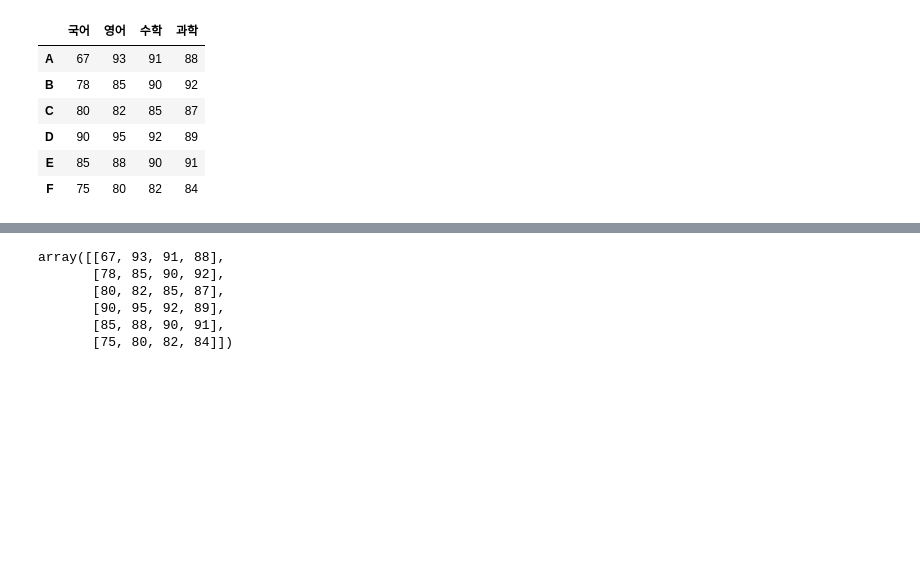
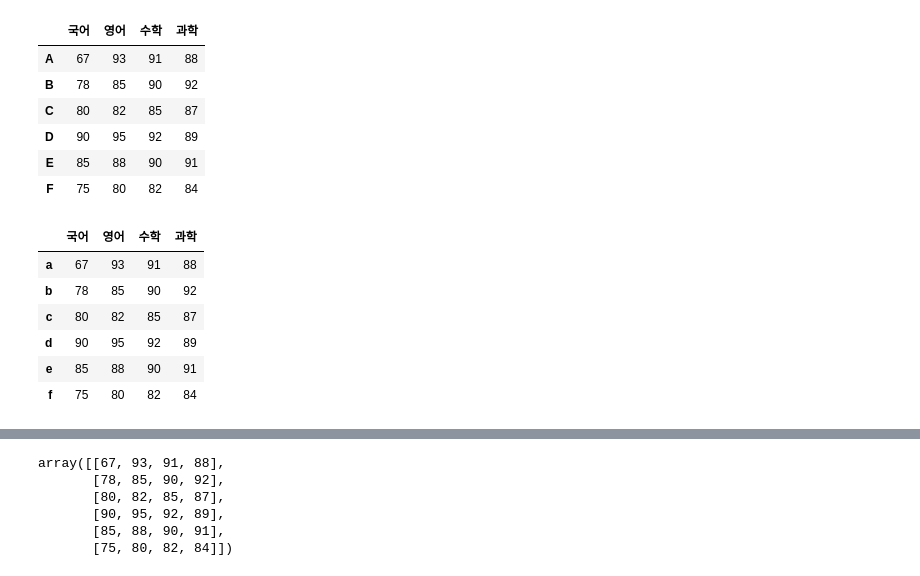
Before and after one commit to lolsaless/Python, a Jupyter notebook: 1. 학습/1. 파이썬으로 할 수 있는 모든것/5. 데이터 분석 및 시각화/1. 데이터 분석 및 시각화 개요.ipynb, the cells around one changed output, grey strips where cells are left out. Cells and saved outputs as stored; diff of their text form; code cells hidden in the pictures; blank space fills up the shorter version.

```diff
--- a/1. 학습/1. 파이썬으로 할 수 있는 모든것/5. 데이터 분석 및 시각화/1. 데이터 분석 및 시각화 개요.ipynb
+++ b/1. 학습/1. 파이썬으로 할 수 있는 모든것/5. 데이터 분석 및 시각화/1. 데이터 분석 및 시각화 개요.ipynb
@@ -40,6 +31,16 @@ pd.DataFrame(data1, index = ['A', 'B', 'C', 'D', 'E', 'F'], columns = ['국어',
 | D | 90 | 95 | 92 | 89 |
 | E | 85 | 88 | 90 | 91 |
 | F | 75 | 80 | 82 | 84 |
+# %%
+pd.DataFrame(data1, index = list('abcdef'), columns = ['국어', '영어', '수학', '과학'])
+# %% [output]
+|  | 국어 | 영어 | 수학 | 과학 |
+| a | 67 | 93 | 91 | 88 |
+| b | 78 | 85 | 90 | 92 |
+| c | 80 | 82 | 85 | 87 |
+| d | 90 | 95 | 92 | 89 |
+| e | 85 | 88 | 90 | 91 |
+| f | 75 | 80 | 82 | 84 |
 # %%
 idx1 = ['송중기', '송혜교', '이민호', '박보검', '김수현', '박서준']
 col1 = ['국어', '영어', '수학', '과학']
```
Also changed, not shown: parts of 4 cells of this notebook, 1 other file.
